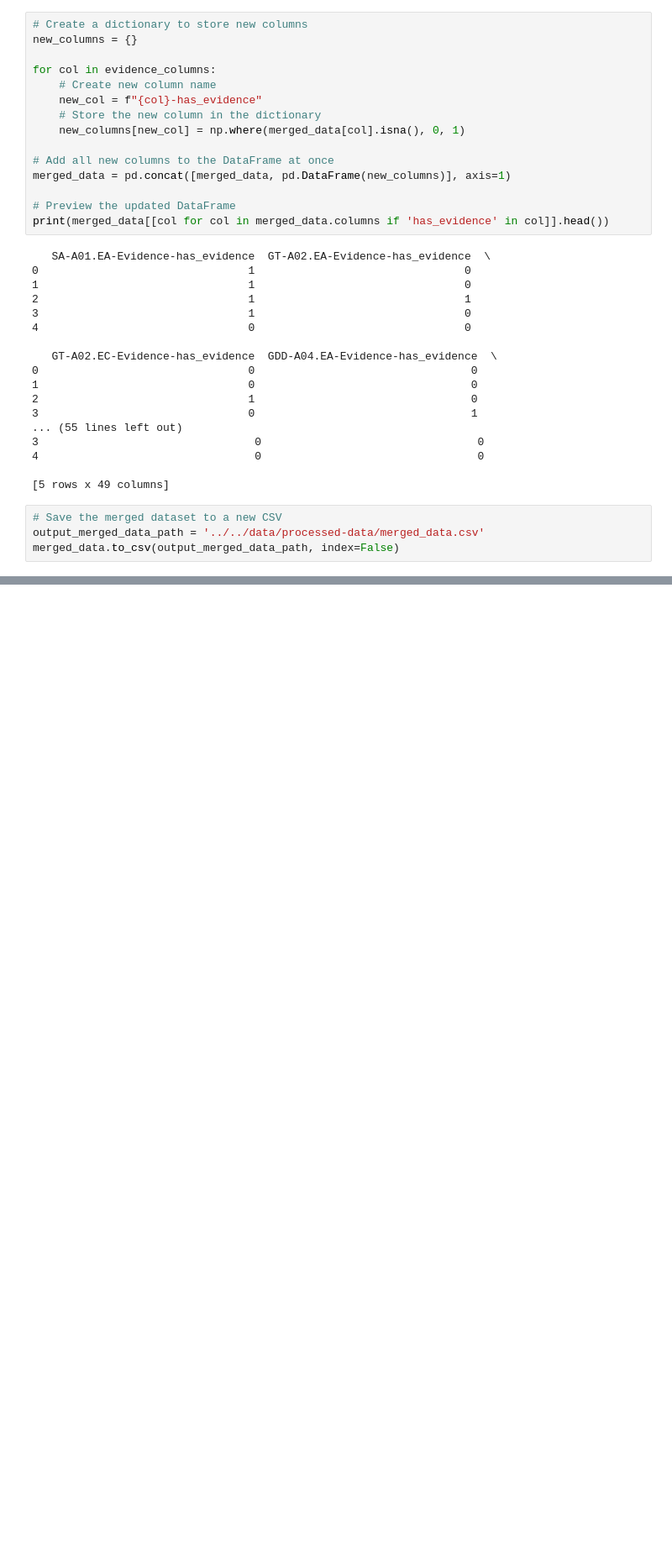
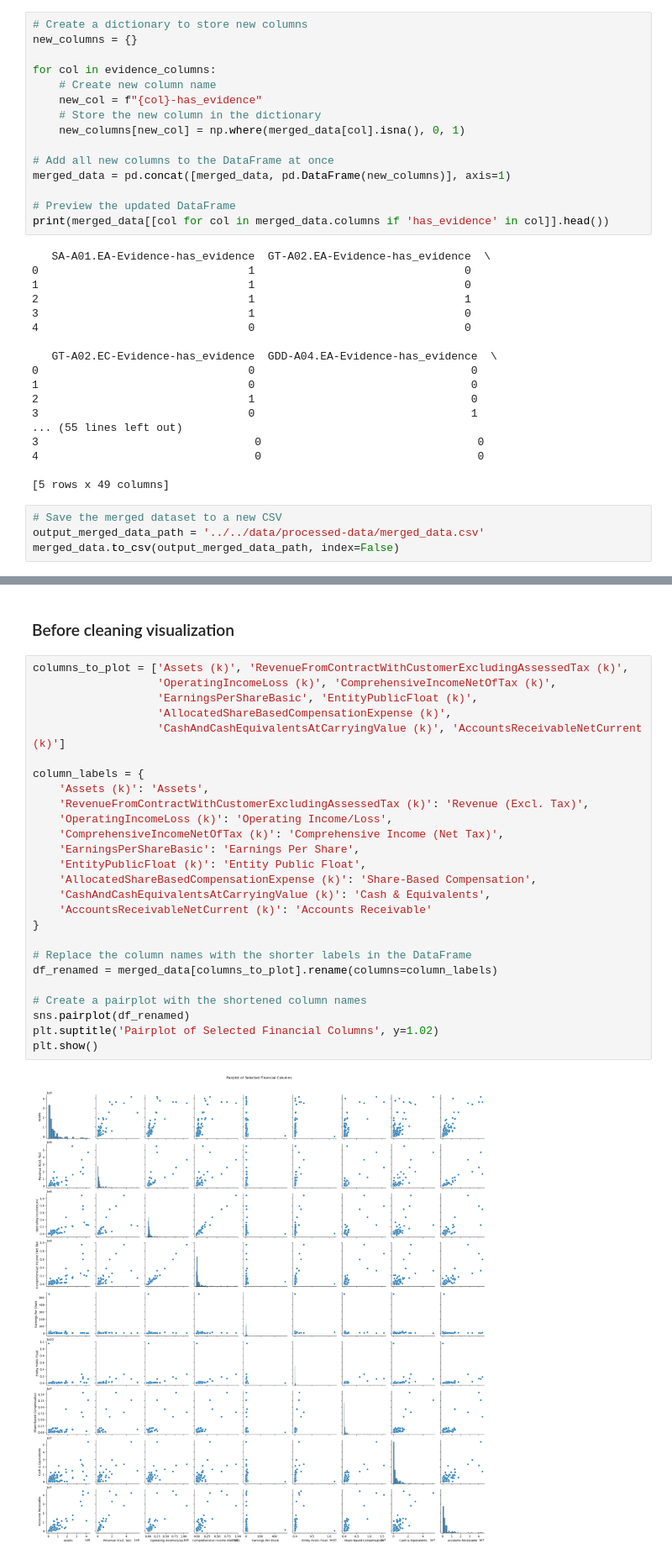
Before and after one commit to PENG-JY/InclusiveWorkplace_Study, a Jupyter notebook: technical-details/data-cleaning/main.ipynb, the cells around one changed output, grey strips where cells are left out. Shown at 84% size. Cells and saved outputs as stored; diff of their text form; blank space fills up the shorter version.

Commit message:
update description of data cleaning & eda

```diff
--- a/technical-details/data-cleaning/main.ipynb
+++ b/technical-details/data-cleaning/main.ipynb
@@ -290,0 +301,30 @@ merged_data.to_csv(output_merged_data_path, index=False)
+# %% [markdown]
+### Before cleaning visualization
+# %%
+columns_to_plot = ['Assets (k)', 'RevenueFromContractWithCustomerExcludingAssessedTax (k)',
+                   'OperatingIncomeLoss (k)', 'ComprehensiveIncomeNetOfTax (k)',
+                   'EarningsPerShareBasic', 'EntityPublicFloat (k)',
+                   'AllocatedShareBasedCompensationExpense (k)',
+                   'CashAndCashEquivalentsAtCarryingValue (k)', 'AccountsReceivableNetCurrent (k)']
+
+column_labels = {
+    'Assets (k)': 'Assets',
+    'RevenueFromContractWithCustomerExcludingAssessedTax (k)': 'Revenue (Excl. Tax)',
+    'OperatingIncomeLoss (k)': 'Operating Income/Loss',
+    'ComprehensiveIncomeNetOfTax (k)': 'Comprehensive Income (Net Tax)',
+    'EarningsPerShareBasic': 'Earnings Per Share',
+    'EntityPublicFloat (k)': 'Entity Public Float',
+    'AllocatedShareBasedCompensationExpense (k)': 'Share-Based Compensation',
+    'CashAndCashEquivalentsAtCarryingValue (k)': 'Cash & Equivalents',
+    'AccountsReceivableNetCurrent (k)': 'Accounts Receivable'
+}
+
+# Replace the column names with the shorter labels in the DataFrame
+df_renamed = merged_data[columns_to_plot].rename(columns=column_labels)
+
+# Create a pairplot with the shortened column names
+sns.pairplot(df_renamed)
+plt.suptitle('Pairplot of Selected Financial Columns', y=1.02)
+plt.show()
+# %% [output]
+[figure, added]
```
Also changed, not shown: parts of 11 cells of this notebook, 4 other files.
